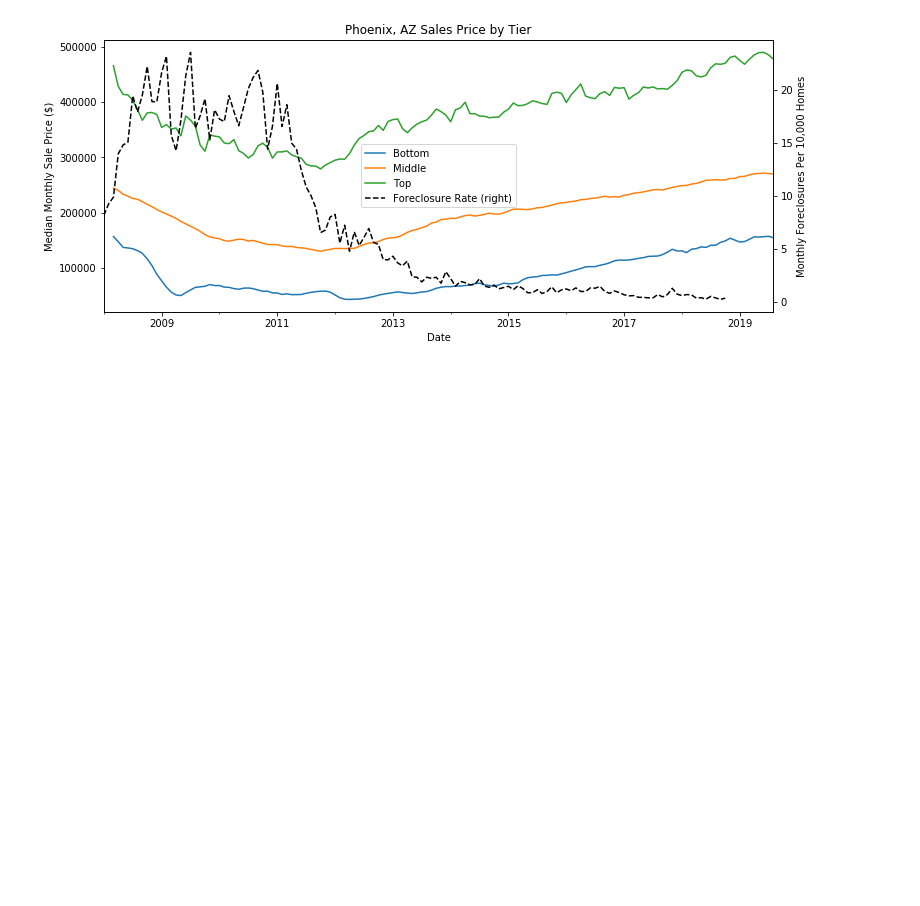
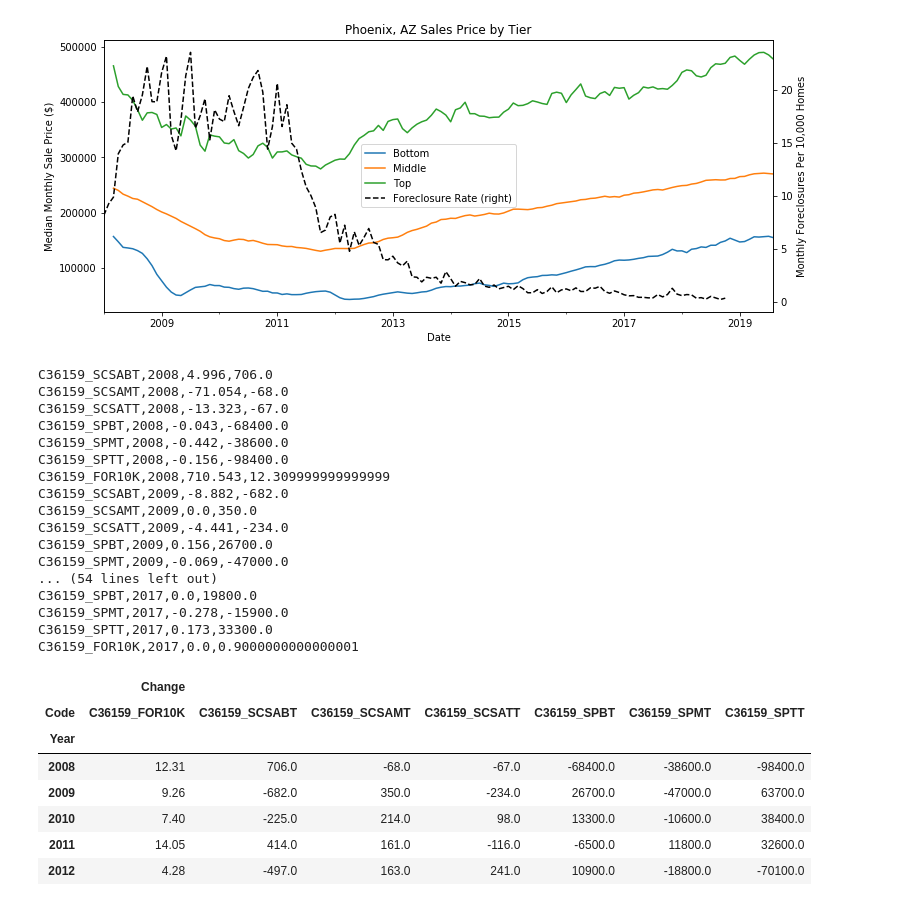
Before and after one commit to janinewhite/Proletariats, a Jupyter notebook: Zillow Tier Analysis.ipynb, the cells around one changed output. Drawn from its saved outputs; the diff is of its cells as text; code cells hidden in the pictures; blank space fills up the shorter version.

```diff
--- a/Zillow Tier Analysis.ipynb
+++ b/Zillow Tier Analysis.ipynb
@@ -117,3 +118,61 @@ ax_sales.set_title('Phoenix, AZ Sales Price by Tier')
 # %% [output]
 Text(0.5, 1.0, 'Phoenix, AZ Sales Price by Tier')
 [figure]
+# %%
+# Get tier change by year
+
+# Isolate tiers data
+tiers = ['Date','C36159_SCSABT','C36159_SCSAMT','C36159_SCSATT','C36159_SPBT','C36159_SPMT','C36159_SPTT','C36159_FOR10K']
+tiersdf = df.loc[2:,tiers].copy()
+
+# Save change by year in datasets from OLS coefficients in csv
+change_file = "Annual Changes.csv"
+with open(change_file, 'w') as f:
+    f.write("Code,Year,Slope,Change\n")
+    for year in range(2008,2018):
+        for _ in range(1,8):
+            code = tiers[_]
+            tier = tiersdf.loc[tiersdf['Date'].dt.year == year,['Date',code]].copy()
+            tier["Year"] = year
+            result = sm.ols(formula=f"Year ~ {code}", data=tier).fit()
+            slope = round(result.params[1]*1e16,3)
+            tier_min = tier[code].min()
+            tier_max = tier[code].max()
+            tier_diff = tier_max-tier_min
+            if slope < 0:
+                tier_diff = tier_min - tier_max
+            else:
+                tier_diff = tier_max - tier_min
+            year_result = f"{code},{year},{slope},{tier_diff}"
+            print(year_result)
+            f.write(f"{year_result}\n")
+changesdf = pd.read_csv(change_file)
+changesdf.head()
+changes_pivot = changesdf.pivot_table(index="Year",columns=["Code"],values=["Change"],aggfunc='mean')
+changes_pivot.head()
+# %% [output]
+C36159_SCSABT,2008,4.996,706.0
+C36159_SCSAMT,2008,-71.054,-68.0
+C36159_SCSATT,2008,-13.323,-67.0
+C36159_SPBT,2008,-0.043,-68400.0
+C36159_SPMT,2008,-0.442,-38600.0
+C36159_SPTT,2008,-0.156,-98400.0
+C36159_FOR10K,2008,710.543,12.309999999999999
+C36159_SCSABT,2009,-8.882,-682.0
+C36159_SCSAMT,2009,0.0,350.0
+C36159_SCSATT,2009,-4.441,-234.0
+C36159_SPBT,2009,0.156,26700.0
+C36159_SPMT,2009,-0.069,-47000.0
+... (54 lines left out)
+C36159_SPBT,2017,0.0,19800.0
+C36159_SPMT,2017,-0.278,-15900.0
+C36159_SPTT,2017,0.173,33300.0
+C36159_FOR10K,2017,0.0,0.9000000000000001
+|  | Change |  |  |  |  |  |  |
+| Code | C36159_FOR10K | C36159_SCSABT | C36159_SCSAMT | C36159_SCSATT | C36159_SPBT | C36159_SPMT | C36159_SPTT |
+| Year |  |  |  |  |  |  |  |
+| 2008 | 12.31 | 706.0 | -68.0 | -67.0 | -68400.0 | -38600.0 | -98400.0 |
+| 2009 | 9.26 | -682.0 | 350.0 | -234.0 | 26700.0 | -47000.0 | 63700.0 |
+| 2010 | 7.40 | -225.0 | 214.0 | 98.0 | 13300.0 | -10600.0 | 38400.0 |
+| 2011 | 14.05 | 414.0 | 161.0 | -116.0 | -6500.0 | 11800.0 | 32600.0 |
+| 2012 | 4.28 | -497.0 | 163.0 | 241.0 | 10900.0 | -18800.0 | -70100.0 |
```
Also changed, not shown: parts of 3 cells of this notebook, 1 other file.
